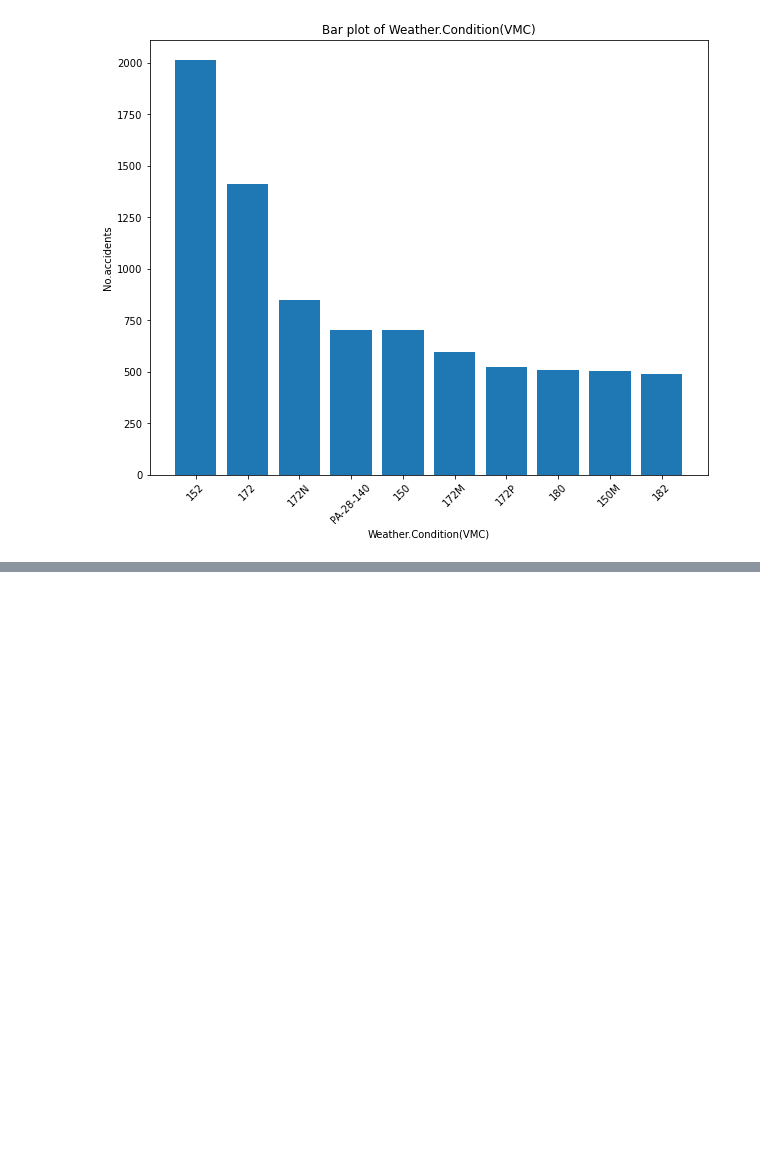
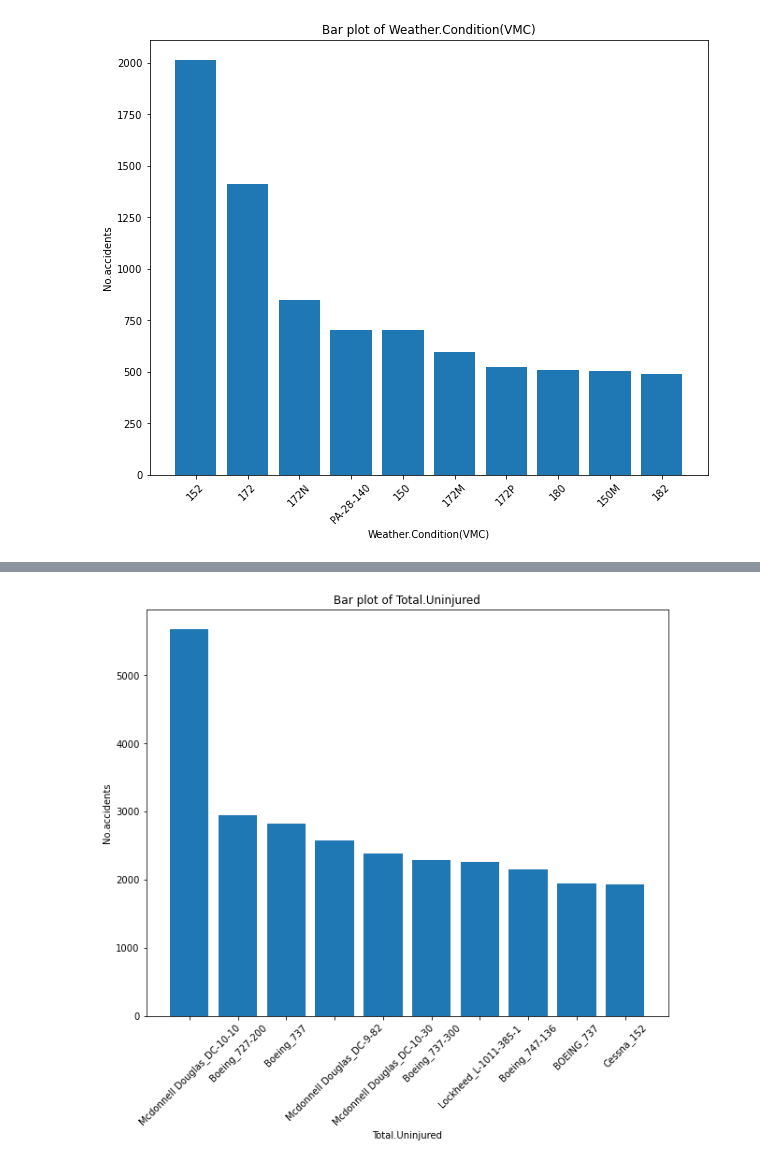
Before and after one commit to Rhino-byte/Project-Phase1-Moringa-School, a Jupyter notebook: Student.ipynb, the cells around one changed output, grey strips where cells are left out. Drawn from its saved outputs; the diff is of its cells as text; code cells hidden in the pictures; blank space fills up the shorter version.

```diff
--- a/Student.ipynb
+++ b/Student.ipynb
@@ -541,4 +557,7 @@ Bar_plot(Weather_data['VMC'].head(10),'Weather.Condition(VMC)')
 [figure]
 # %%
 # 6. Combine the make and model of the aircraft
-# Aviation_clean['Make_model'] =
+Aviation_clean['Make_model'] = Aviation_clean['Make'] + '_' + Aviation_clean['Model']
+
+# get the value count of the make_model
+Aviation_clean['Make_model'].value_counts().sort_values(ascending=False).head(10)
@@ -544,0 +576,8 @@ Bar_plot(Weather_data['VMC'].head(10),'Weather.Condition(VMC)')
+# %%
+# Group the data by make model and acces the injury rates
+Model_injuries =Aviation_clean.groupby('Make_model').agg({'Total.Fatal.Injuries':'sum',
+                                          'Total.Serious.Injuries':'sum',
+                                          'Total.Minor.Injuries':'sum',
+                                          'Total.Uninjured' : 'sum'
+                                          })
+Model_injuries
@@ -544,0 +646,5 @@ Bar_plot(Weather_data['VMC'].head(10),'Weather.Condition(VMC)')
+# %%
+Uninjured=Model_injuries['Total.Uninjured'].sort_values(ascending=False).head(10)
+Bar_plot(Uninjured,'Total.Uninjured')
+# %% [output]
+[figure, added]
```
Also changed, not shown: parts of 19 cells of this notebook.
